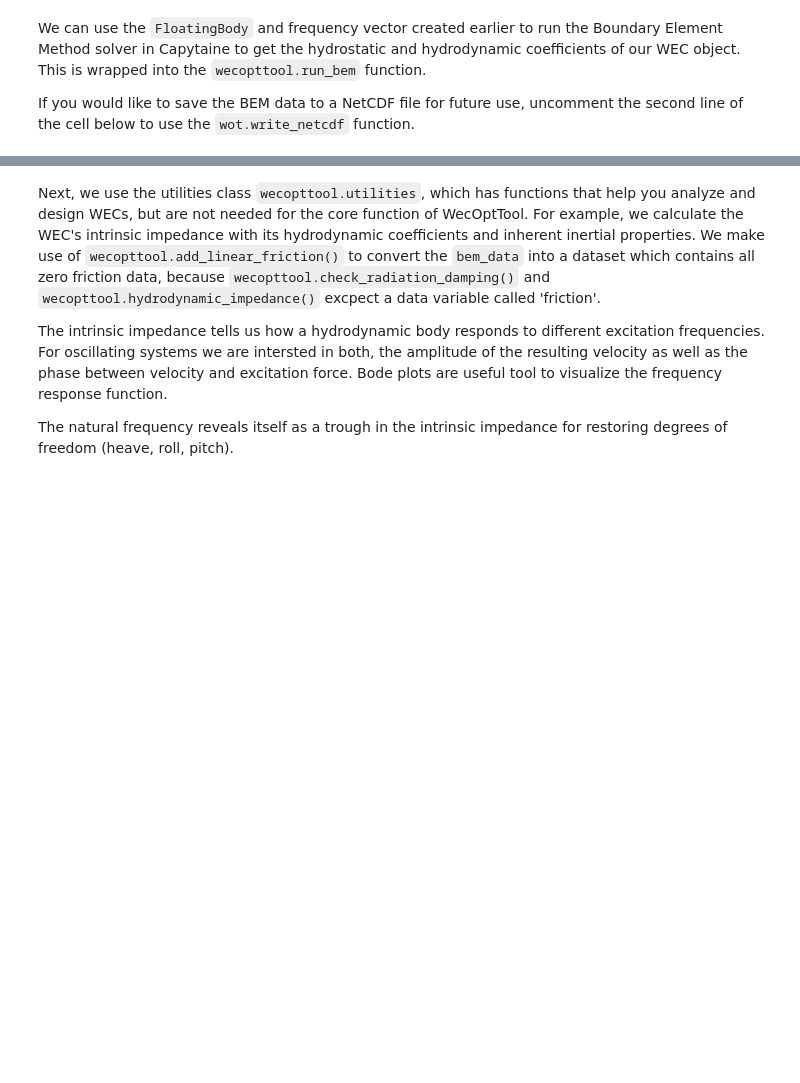
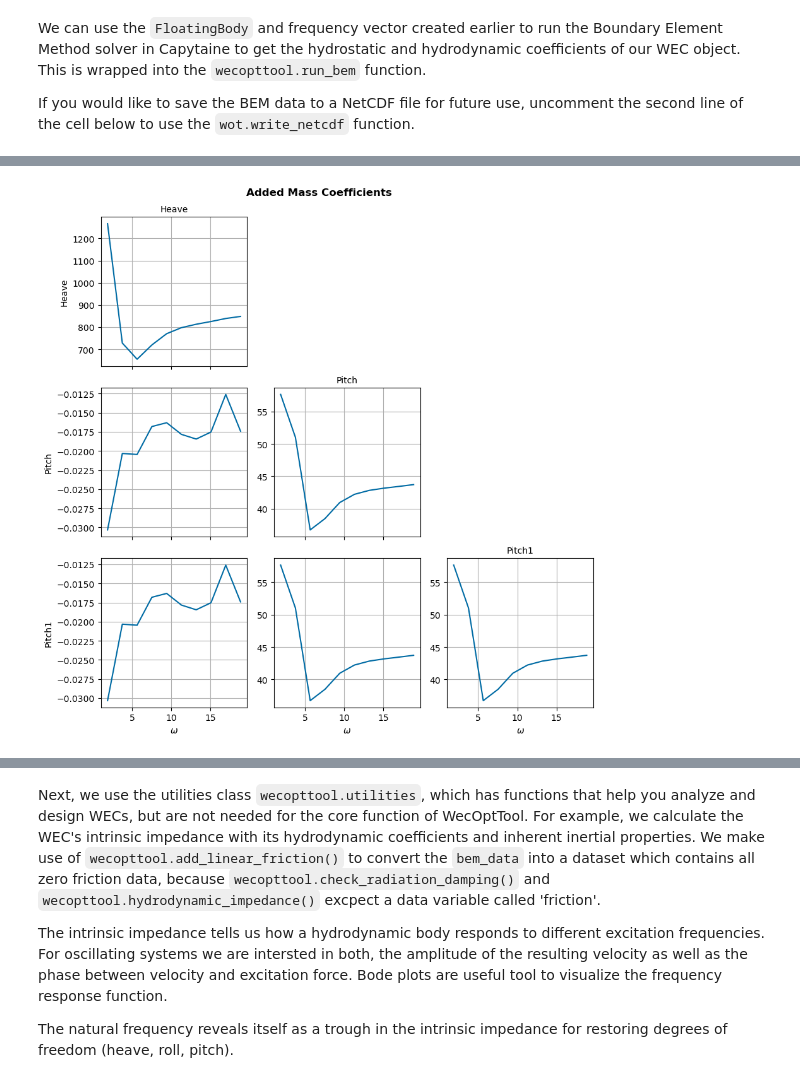
Before and after one commit to jtgrasb/WecOptTool, a Jupyter notebook: examples/tutorial_1_WaveBot.ipynb, the cells around one changed output, grey strips where cells are left out. Cells and saved outputs as stored; diff of their text form; code cells hidden in the pictures; blank space fills up the shorter version.

```diff
--- a/examples/tutorial_1_WaveBot.ipynb
+++ b/examples/tutorial_1_WaveBot.ipynb
@@ -153,8 +158,12 @@ We will apply one additional force (the PTO force on the WEC) and one constraint
 # %% [markdown]
 #### Degrees of freedom
 The degrees of freedom can be added directly to the `FloatingBody` using the `add_translation_dof` and `add_rotation_dof` methods. The axis of rotation is automatically defined if the method is supplied a name of `"Surge"`, `"Sway"`, `"Heave"`, `"Roll"`, `"Pitch"`, or `"Yaw"`. We will only model the heave degree of freedom in this case.
+# %%
+fb.rotation_center = [0,0,-10]
 # %%
 fb.add_translation_dof(name="Heave")
+axis = cpy.Axis(vector=(0, 1, 0), point=(0, 0, -1))
+fb.add_rotation_dof(axis=axis, name="Pitch1")
 ndof = fb.nb_dofs
 # %% [markdown]
 #### BEM solution
@@ -168,0 +199,78 @@ bem_data = wot.run_bem(fb, freq)
+# %%
+bem_data_sel = bem_data.sel(wave_direction = 0, method='nearest')
+radiating_dofs = bem_data_sel.radiating_dof.values
+influenced_dofs = bem_data_sel.influenced_dof.values
+
+# plots
+fig_am, ax_am = plt.subplots(
+    len(radiating_dofs),
+    len(influenced_dofs),
+    tight_layout=True,
+    sharex=True,
+    figsize=(3*len(radiating_dofs),3*len(influenced_dofs)),
+    squeeze=False
+    )
+fig_rd, ax_rd = plt.subplots(
+    len(radiating_dofs),
+    len(influenced_dofs),
+    tight_layout=True,
+    sharex=True,
+    figsize=(3*len(radiating_dofs), 3*len(influenced_dofs)),
+    squeeze=False
+    )
+fig_ex, ax_ex = plt.subplots(
+    len(influenced_dofs),
+    1,
+    tight_layout=True,
+    sharex=True,
+    figsize=(3, 3*len(radiating_dofs)),
+    squeeze=False
+    )
+[ax.grid(True) for axs in (ax_am, ax_rd, ax_ex) for ax in axs.flatten()]
+# plot titles
+fig_am.suptitle('Added Mass Coefficients', fontweight='bold')
+fig_rd.suptitle('Radiation Damping Coefficients', fontweight='bold')
+fig_ex.suptitle('Wave Excitation Coefficients', fontweight='bold')
+
+sp_idx = 0
+for i, rdof in enumerate(radiating_dofs):
+    for j, idof in enumerate(influenced_dofs):
+        sp_idx += 1
+        if i == 0:
+            np.abs(bem_data_sel.diffraction_force.sel(influenced_dof=idof)).plot(
+                ax=ax_ex[j,0], linestyle='dashed', label='Diffraction')
+            np.abs(bem_data_sel.Froude_Krylov_force.sel(influenced_dof=idof)).plot(
+                ax=ax_ex[j,0], linestyle='dashdot', label='Froude-Krylov')
+            ex_handles, ex_labels = ax_ex[j,0].get_legend_handles_labels()
+            ax_ex[j,0].set_title(f'{idof}')
+            ax_ex[j,0].set_xlabel('')
+            ax_ex[j,0].set_ylabel('')
+        if j <= i:
+            bem_data_sel.added_mass.sel(
+                radiating_dof=rdof, influenced_dof=idof).plot(ax=ax_am[i, j])
+            bem_data_sel.radiation_damping.sel(
+                radiating_dof=rdof, influenced_dof=idof).plot(ax=ax_rd[i, j])
+            if i == len(radiating_dofs)-1:
+                ax_am[i, j].set_xlabel(f'$\omega$', fontsize=10)
+                ax_rd[i, j].set_xlabel(f'$\omega$', fontsize=10)
+                ax_ex[j, 0].set_xlabel(f'$\omega$', fontsize=10)
+            else:
+                ax_am[i, j].set_xlabel('')
+                ax_rd[i, j].set_xlabel('')
+            if j == 0:
+                ax_am[i, j].set_ylabel(f'{rdof}', fontsize=10)
+                ax_rd[i, j].set_ylabel(f'{rdof}', fontsize=10)
+            else:
+                ax_am[i, j].set_ylabel('')
+                ax_rd[i, j].set_ylabel('')
+            if j == i:
+                ax_am[i, j].set_title(f'{idof}', fontsize=10)
+                ax_rd[i, j].set_title(f'{idof}', fontsize=10)
+            else:
+                ax_am[i, j].set_title('')
+                ax_rd[i, j].set_title('')
+        else:
+            fig_am.delaxes(ax_am[i, j])
+            fig_rd.delaxes(ax_rd[i, j])
+fig_ex.legend(ex_handles, ex_labels, loc=(0.08, 0), ncol=2, frameon=False)
+# %% [output]
@@ -168,0 +278 @@ bem_data = wot.run_bem(fb, freq)
+[figure, added]
```
Also changed, not shown: parts of 5 cells of this notebook, 11 other files.
